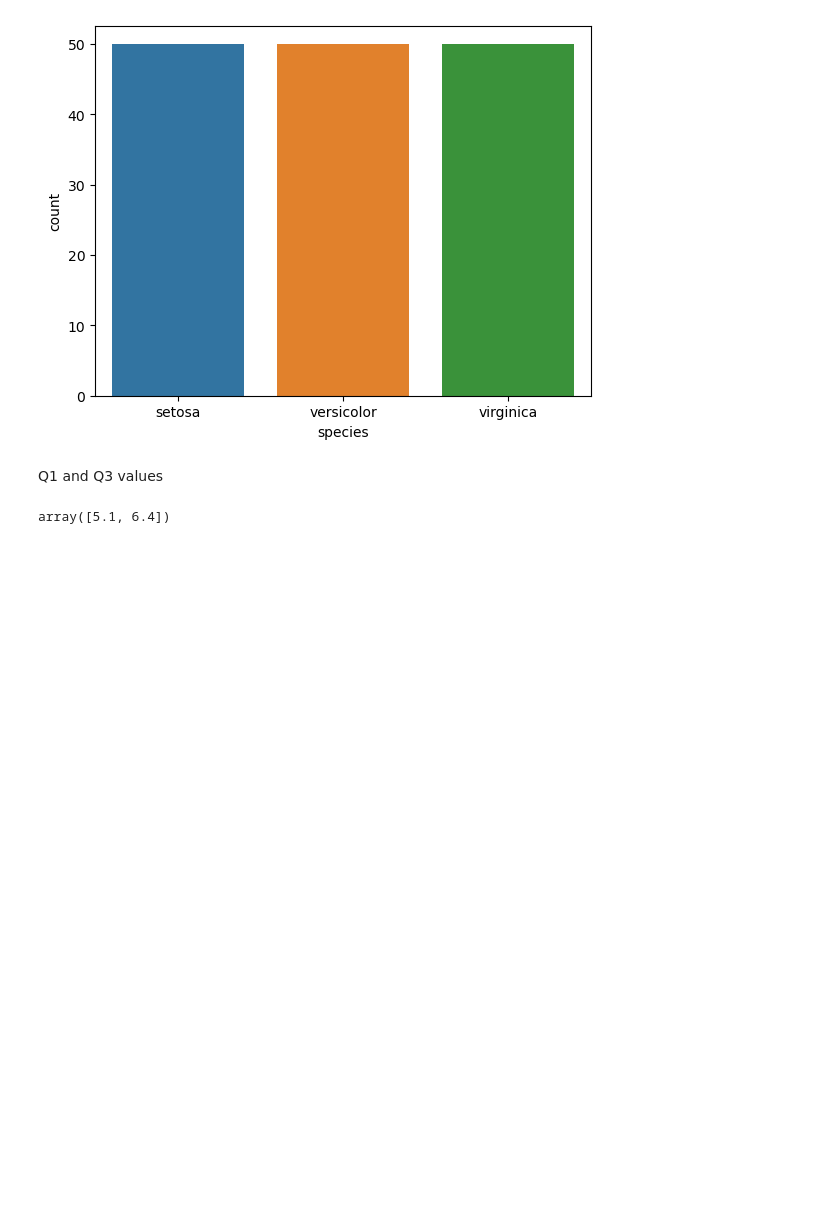
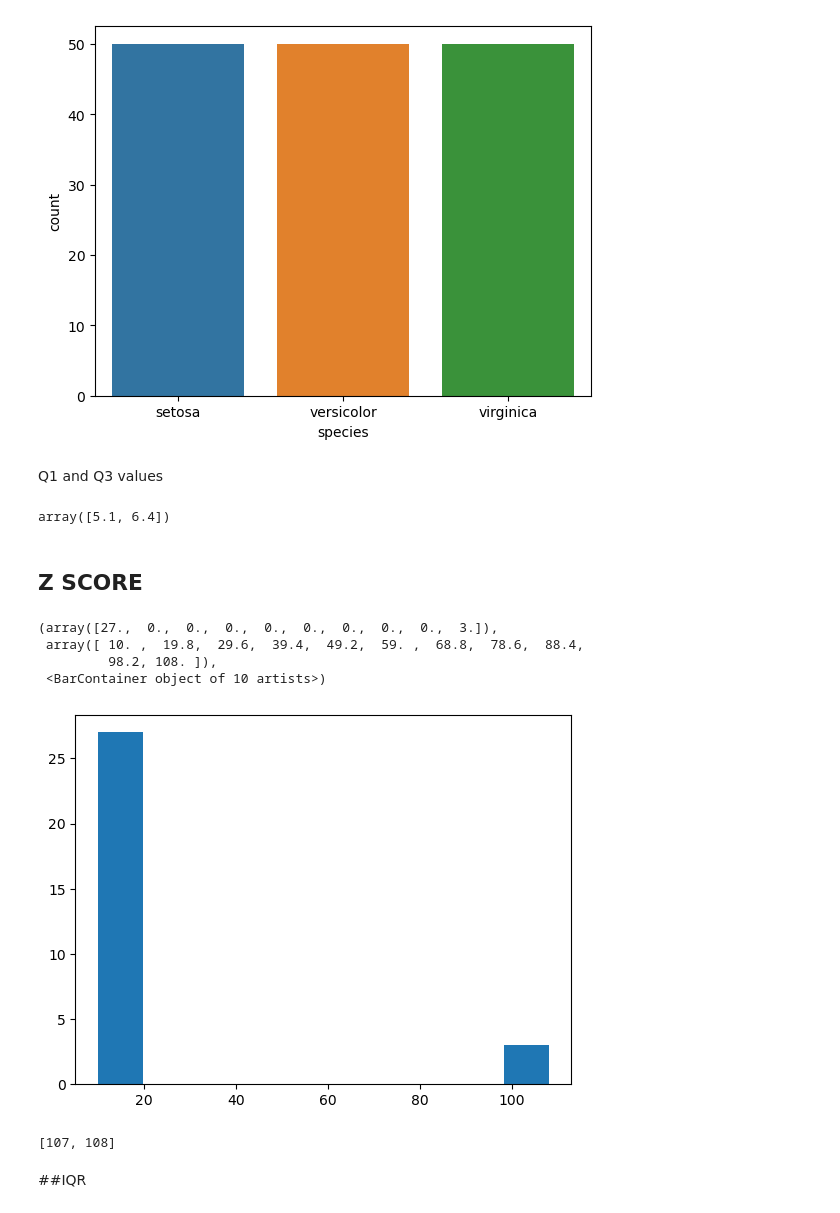
Before and after one commit to vigdisha/Statistics_DataScience, a Jupyter notebook: probability.ipynb, the cells around one changed output. Saved outputs shown, nothing was run; the diff lists cells and outputs as text; code cells hidden in the pictures; blank space fills up the shorter version.

```diff
--- a/probability.ipynb
+++ b/probability.ipynb
@@ -68,3 +68,14 @@ Q1 and Q3 values
 np.percentile(df['sepal_length'], [25,75])
 # %% [output]
 array([5.1, 6.4])
+# %% [markdown]
+## Z SCORE
+# %%
+data1 = [11,10,12,14,12,15,14,13,15,100,12,14,17,19,107,10,13,12,108,12,11,14,13,15,12,10,14,12,15,10]
+plt.hist(data1)
+# %% [output]
+(array([27.,  0.,  0.,  0.,  0.,  0.,  0.,  0.,  0.,  3.]),
+ array([ 10. ,  19.8,  29.6,  39.4,  49.2,  59. ,  68.8,  78.6,  88.4,
+         98.2, 108. ]),
+ <BarContainer object of 10 artists>)
+[figure, added]
@@ -70,0 +96,6 @@ array([5.1, 6.4])
+# %%
+detect_outliers(data1)
+# %% [output]
+[107, 108]
+# %% [markdown]
+##IQR
```
Also changed, not shown: parts of 8 cells of this notebook.
